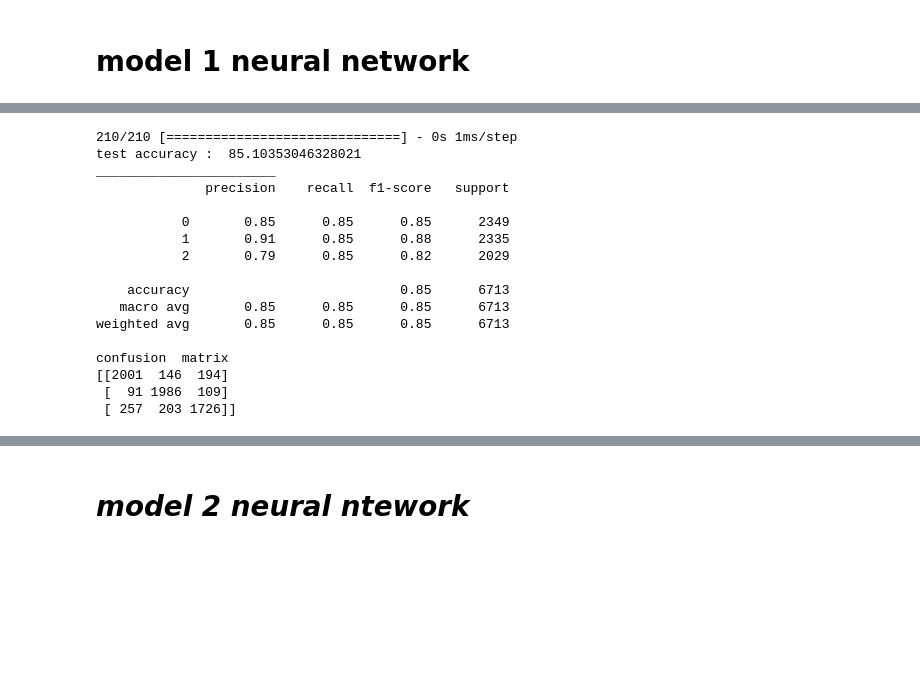
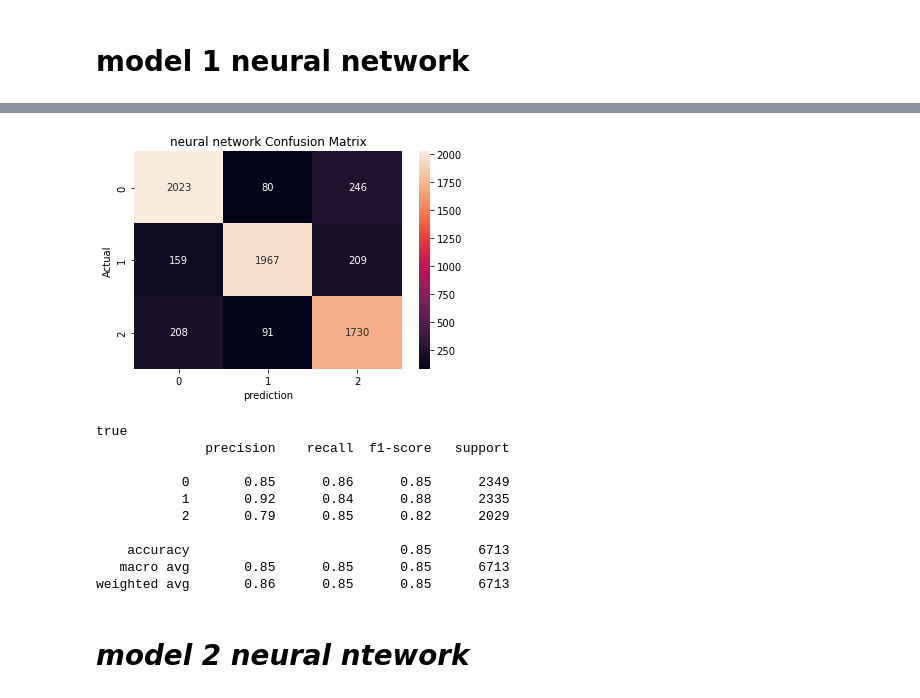
Before and after one commit to zahran1234/machine-learning-, a Jupyter notebook: Sentiment_Analysis_features_extraction_from_word2vec150.ipynb, the cells around one changed output, grey strips where cells are left out. Drawn from its saved outputs; the diff is of its cells as text; code cells hidden in the pictures; blank space fills up the shorter version.

```diff
--- a/Sentiment_Analysis_features_extraction_from_word2vec150.ipynb
+++ b/Sentiment_Analysis_features_extraction_from_word2vec150.ipynb
@@ -197,6 +198,29 @@ def get_accuracy(name, trained_model , x_train, y_train, x_test, y_test):
 
     print(classification_report(y_train,  trained_model.predict(x_train)))
     print(classification_report(y_test,  trained_model.predict(x_test)))
+# %%
+def get_accuracy_NN(name, trained_model , x_train, y_train, x_test, y_test,y_train_enc,y_test_enc):
+  loss,acc=model.evaluate(x_test,y_test_enc)
+  print("test loss :", loss)
+  print('test accuracy:',acc*100)
+  print("____________________________")
+  loss,acc=model.evaluate(x_train,y_train_enc)
+  print("trainig loss :", loss)
+  print('trainig accuracy:',acc*100)
+  print("____________________________")
+
+  pred=model.predict(x_test)
+  pred_list=[]
+  for i in pred:
+    pred_list.append(np.argmax(i))
+  cf1 = confusion_matrix(y_test,pred_list)
+  sns.heatmap(cf1,annot=True,fmt = '.0f')
+  plt.xlabel('prediction')
+  plt.ylabel('Actual')
+  plt.title(name+ ' Confusion Matrix')
+  plt.show()
+  print("true")
+  print(classification_report(y_test,pred_list  ))
 # %% [markdown]
 # ** LinearSVC model**
 # %%
@@ -212,6 +236,7 @@ y=df.rating
 y=y.apply(encod)
 x_train,x_test,y_train,y_test = train_test_split(X,y,random_state=42,test_size=0.10,shuffle=True)
 y_train_enc = tf.keras.utils.to_categorical(y_train)
+y_test_enc=tf.keras.utils.to_categorical(y_test)
 # %%
 
 from sklearn.svm import LinearSVC
@@ -302,7 +357,7 @@ NN_models=[]
 
 model=Sequential()
 model.add(Dense( 64 ,input_shape=(100,),activation='relu' ))
-model.add(Dense(32, activation='relu'))
+model.add(Dense(32, activation='relu',kernel_regularizer='l1'))
 model.add(Dense(16, activation='relu'))
 model.add(Dense(3, activation='softmax'))
 
@@ -328,5 +383,5 @@ Trainable params: 9,123
 Non-trainable params: 0
 _________________________________________________________________
 # %%
-model.fit(x_train,y_train_enc,batch_size=256 ,epochs=70)
+model.fit(x_train,y_train_enc,batch_size=256 ,epochs=150)
 # %% [output]
@@ -350,30 +405,4 @@ Epoch 70/70
 <keras.callbacks.History at 0x...>
-# %%
-pred=model.predict(x_test)
-pred_list=[]
-for i in pred:
-  pred_list.append(np.argmax(i))
-from sklearn.metrics import accuracy_score
-print("test accuracy : ", accuracy_score(y_test,pred_list)*100)
-print("_______________________")
-print(classification_report(y_test,pred_list  ))
-print("confusion  matrix")
-print(confusion_matrix(pred_list, y_test))
-# %% [output]
-210/210 [==============================] - 0s 1ms/step
-test accuracy :  85.10353046328021
-_______________________
-              precision    recall  f1-score   support
-
-           0       0.85      0.85      0.85      2349
-           1       0.91      0.85      0.88      2335
-           2       0.79      0.85      0.82      2029
-
-    accuracy                           0.85      6713
-   macro avg       0.85      0.85      0.85      6713
-weighted avg       0.85      0.85      0.85      6713
-
-confusion  matrix
-[[2001  146  194]
- [  91 1986  109]
- [ 257  203 1726]]
+# %%
+get_accuracy_NN("neural network",model,x_train,y_train,x_test,y_test,y_train_enc,y_test_enc)
+# %% [output]
@@ -380,3 +418,14 @@ confusion  matrix
+[figure, added]
+true
+              precision    recall  f1-score   support
+
+           0       0.85      0.86      0.85      2349
+           1       0.92      0.84      0.88      2335
+           2       0.79      0.85      0.82      2029
+
+    accuracy                           0.85      6713
+   macro avg       0.85      0.85      0.85      6713
+weighted avg       0.86      0.85      0.85      6713
 # %% [markdown]
 # ***model 2 neural ntework***
 # %%
```
Also changed, not shown: parts of 18 cells of this notebook.
